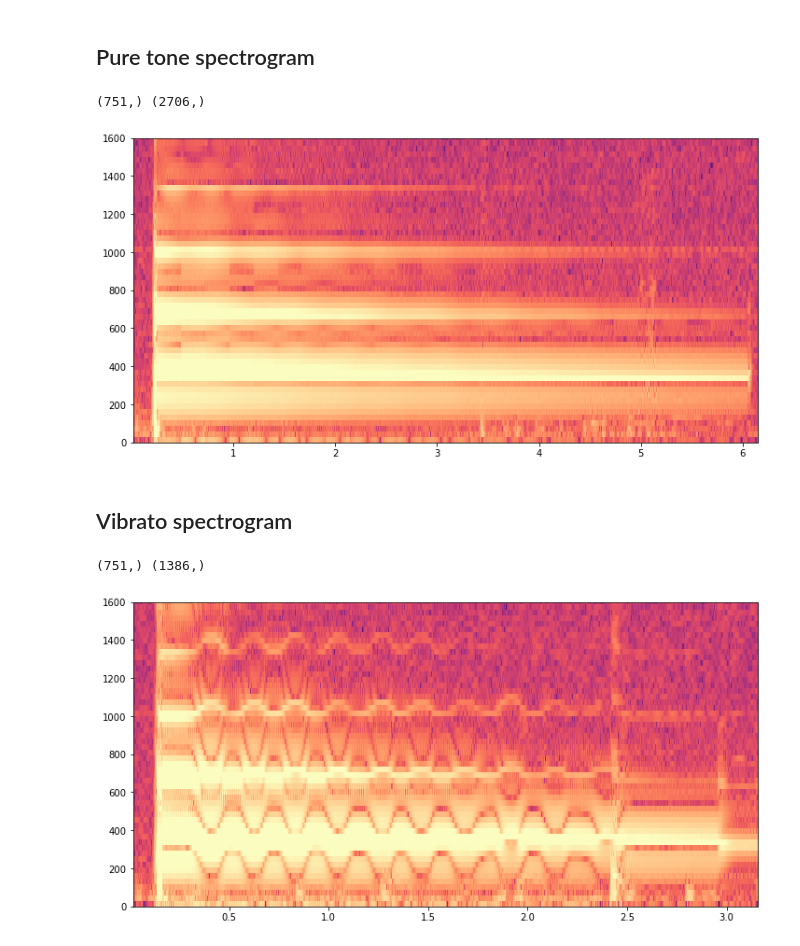
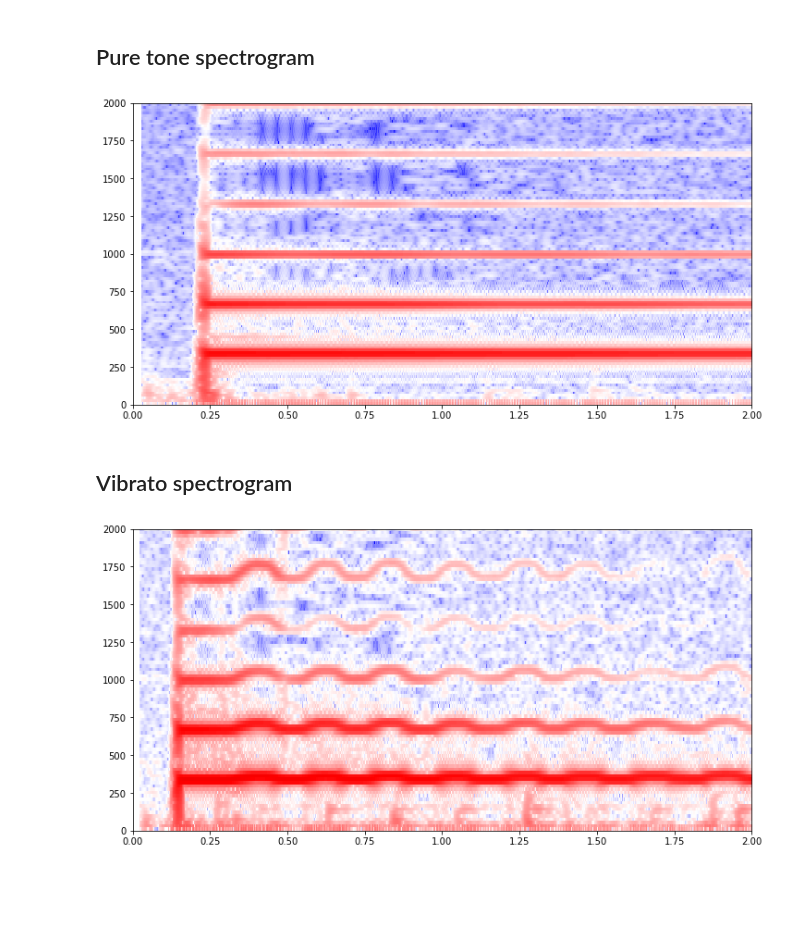
Before and after one commit to spirit11/wave_modulations, a Jupyter notebook: wavefile.ipynb, the cells around one changed output. Drawn from its saved outputs; the diff is of its cells as text; code cells hidden in the pictures; blank space fills up the shorter version.

Commit message:
spectrogram fix

```diff
--- a/wavefile.ipynb
+++ b/wavefile.ipynb
@@ -60,26 +60,33 @@ plt.show()
 # %% [markdown]
 ## Pure tone spectrogram
 # %%
-f,t,s=spectrogram(pure,fs=framerate,nperseg=1500, noverlap=1400)
-print(f.shape,t.shape)
+f,t,s=spectrogram(pure,fs=framerate,nperseg=2500, noverlap=2400, window='hann')
+
+# s=(s/s.mean(axis=0))
+# s=(s.T/s.mean(axis=1)).T
 s=np.log(s)
+
 plt.figure(figsize=(12,6))
-plt.imshow(s,extent=[min(t),max(t),min(f),max(f)],origin='xy',aspect='auto', vmax=10, vmin=-18, cmap='magma')
-plt.ylim(0,1600)
+plt.imshow(s,extent=[min(t),max(t),min(f),max(f)],origin='xy',aspect='auto', vmax=30, cmap='seismic')
+plt.xlim(0, 2)
+plt.ylim(0,2000)
 plt.show()
 # %% [output]
-(751,) (2706,)
-[figure, old version]
+[figure, new version]
 # %% [markdown]
 ## Vibrato spectrogram
 # %%
-f,t,s=spectrogram(vibrato,fs=framerate,nperseg=1500, noverlap=1400)
-print(f.shape,t.shape)
+f,t,s=spectrogram(vibrato,fs=framerate,nperseg=2000, noverlap=1900,window='hann')
+
+# s=(s/s.mean(axis=0))
+# s=(s.T/s.mean(axis=1)).T
 s=np.log(s)
+
 plt.figure(figsize=(12,6))
-plt.imshow(s,extent=[min(t),max(t),min(f),max(f)],origin='xy',aspect='auto', vmax=10, vmin=-18, cmap='magma')
-plt.ylim(0,1600)
+plt.imshow(s,extent=[min(t),max(t),min(f),max(f)],origin='xy',aspect='auto', vmax=30, cmap='seismic')
+
+plt.xlim(0, 2)
+plt.ylim(0, 2000)
 plt.show()
 # %% [output]
-(751,) (1386,)
-[figure, old version]
+[figure, new version]
```
